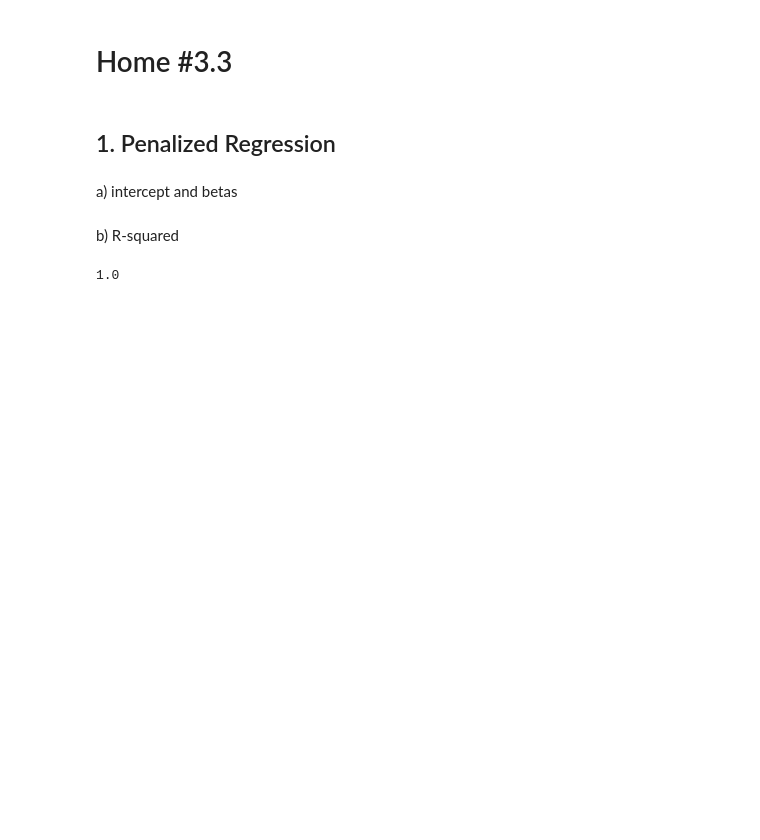
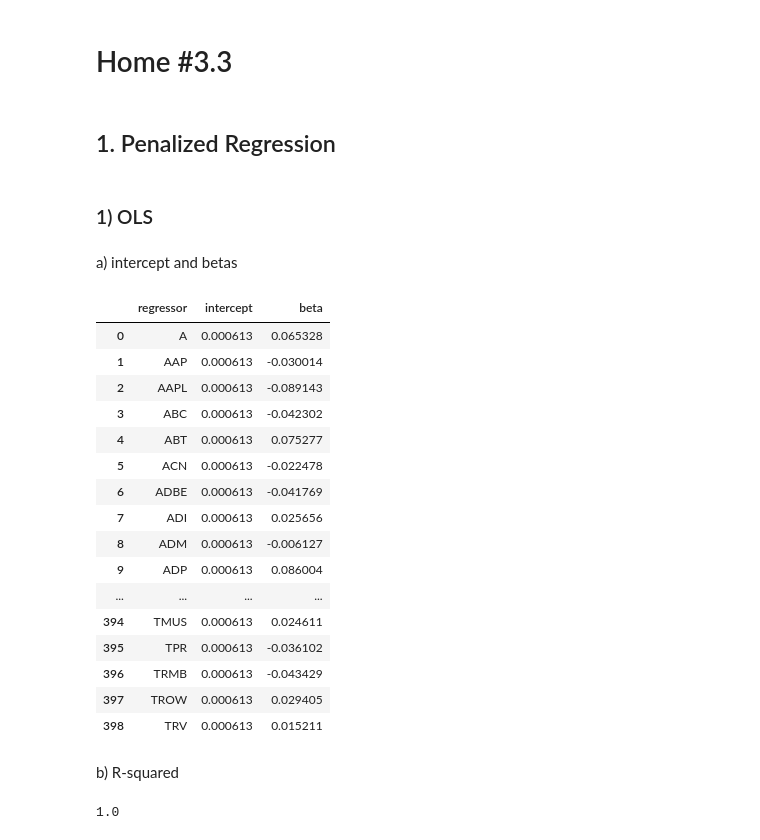
Before and after one commit to ebdaniel/drw-dataanalysis-2022, a Jupyter notebook: hw_3.ipynb, the cells around one changed output. Cells and saved outputs as stored; diff of their text form; code cells hidden in the pictures; blank space fills up the shorter version.

```diff
--- a/hw_3.ipynb
+++ b/hw_3.ipynb
@@ -19 +23,3 @@ rets_spx = pd.read_excel('data/hw_3_3_data.xlsx', sheet_name="s&p500 rets")
+# %% [markdown]
+### 1) OLS
 # %%
@@ -28,3 +30,23 @@ a) intercept and betas
+# %%
+display(results_ols)
+# %% [output]
+|  | regressor | intercept | beta |
+| 0 | A | 0.000613 | 0.065328 |
+| 1 | AAP | 0.000613 | -0.030014 |
+| 2 | AAPL | 0.000613 | -0.089143 |
+| 3 | ABC | 0.000613 | -0.042302 |
+| 4 | ABT | 0.000613 | 0.075277 |
+| 5 | ACN | 0.000613 | -0.022478 |
+| 6 | ADBE | 0.000613 | -0.041769 |
+| 7 | ADI | 0.000613 | 0.025656 |
+| 8 | ADM | 0.000613 | -0.006127 |
+| 9 | ADP | 0.000613 | 0.086004 |
+| ... | ... | ... | ... |
+| 394 | TMUS | 0.000613 | 0.024611 |
+| 395 | TPR | 0.000613 | -0.036102 |
+| 396 | TRMB | 0.000613 | -0.043429 |
+| 397 | TROW | 0.000613 | 0.029405 |
+| 398 | TRV | 0.000613 | 0.015211 |
 # %% [markdown]
 b) R-squared
 # %%
```
Also changed, not shown: parts of 25 cells of this notebook, 2 other files.
